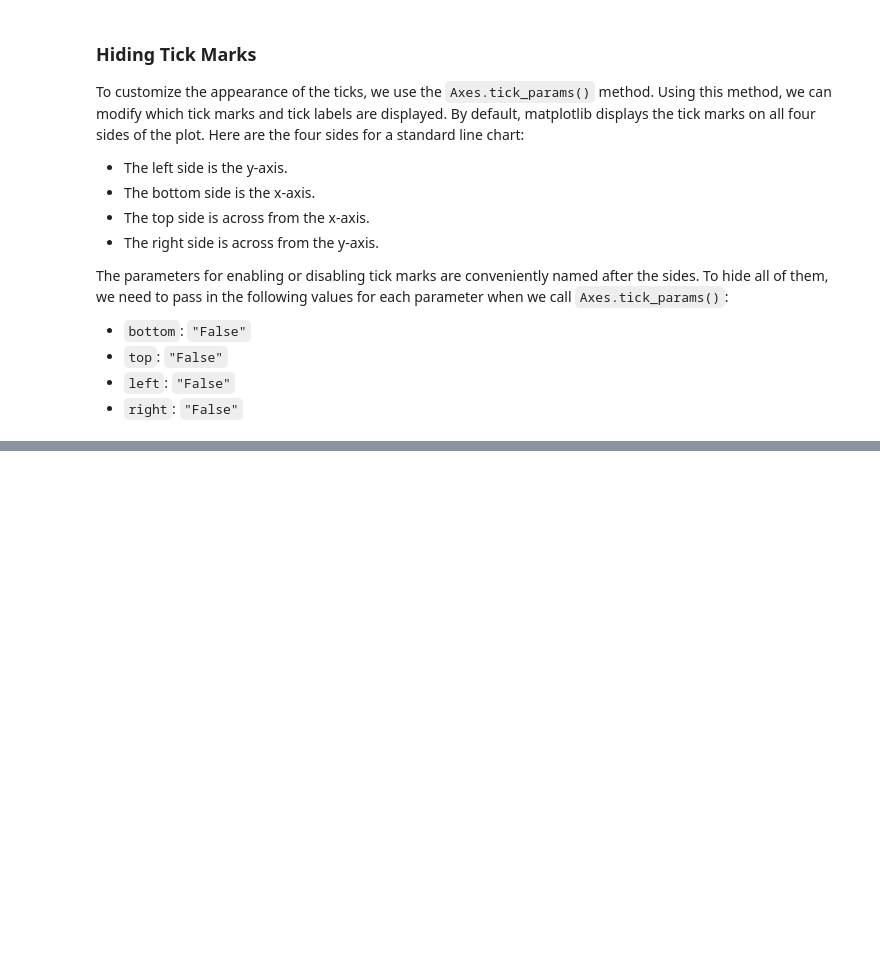
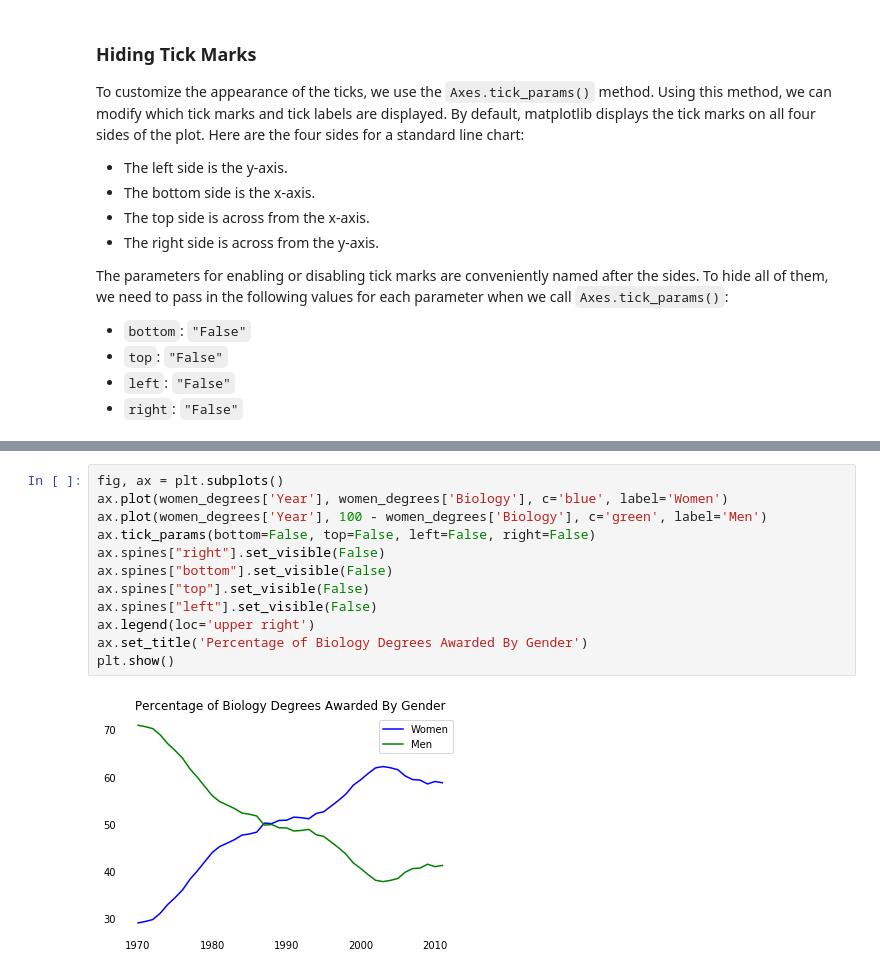
Before and after one commit to txkhaund/Dataquest_DS_path, a Jupyter notebook: Missions/2. Data Analysis and Visualization/3. Storytelling Through Data Visualization/1. Improving Plot Aesthetics.ipynb, the cells around one changed output, grey strips where cells are left out. Drawn from its saved outputs; the diff is of its cells as text; blank space fills up the shorter version.

```diff
--- a/Missions/2. Data Analysis and Visualization/3. Storytelling Through Data Visualization/1. Improving Plot Aesthetics.ipynb
+++ b/Missions/2. Data Analysis and Visualization/3. Storytelling Through Data Visualization/1. Improving Plot Aesthetics.ipynb
@@ -91,0 +104,14 @@ plt.show()
+# %%
+fig, ax = plt.subplots()
+ax.plot(women_degrees['Year'], women_degrees['Biology'], c='blue', label='Women')
+ax.plot(women_degrees['Year'], 100 - women_degrees['Biology'], c='green', label='Men')
+ax.tick_params(bottom=False, top=False, left=False, right=False)
+ax.spines["right"].set_visible(False)
+ax.spines["bottom"].set_visible(False)
+ax.spines["top"].set_visible(False)
+ax.spines["left"].set_visible(False)
+ax.legend(loc='upper right')
+ax.set_title('Percentage of Biology Degrees Awarded By Gender')
+plt.show()
+# %% [output]
+[figure, added]
```
Also changed, not shown: parts of 3 cells of this notebook.
